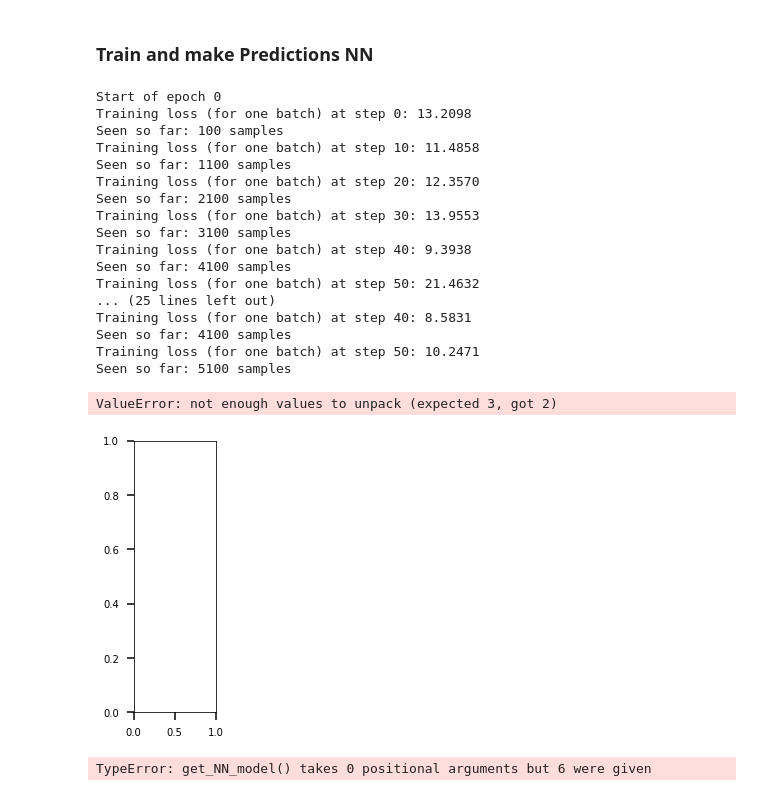
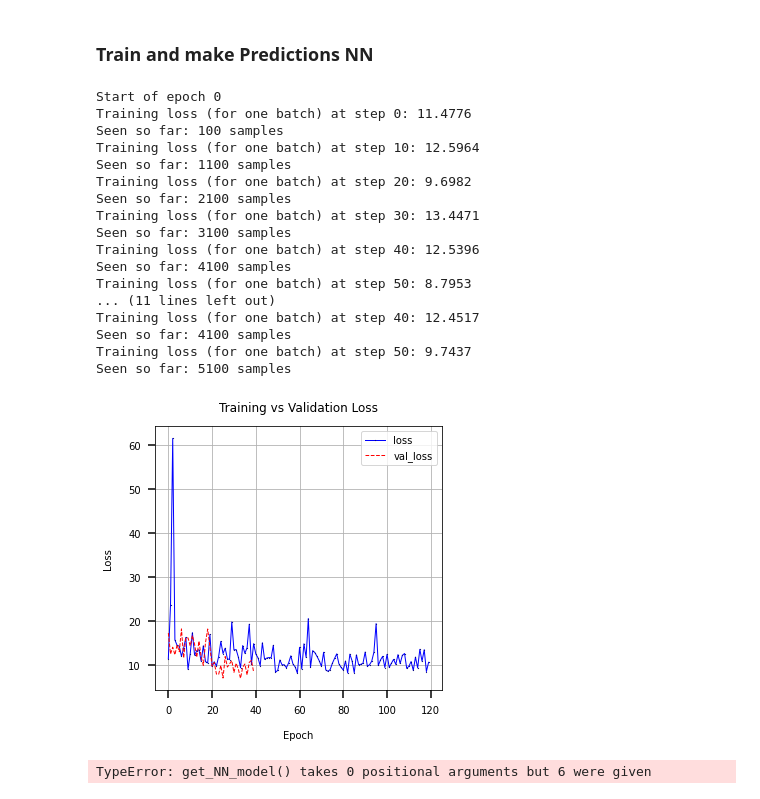
Before and after one commit to avaove/dust-map, a Jupyter notebook: dust_fit.ipynb, the cells around one changed output. Cells and saved outputs as stored; diff of their text form; code cells hidden in the pictures.

Commit message:
Updated get_pred for each model, documentations, and NN model

```diff
--- a/dust_fit.ipynb
+++ b/dust_fit.ipynb
@@ -233,38 +233,37 @@ from interpolation import *
 from neural_network import *
 # plot in-line within the notebook
 %matplotlib inline
+# %%
+train_loss, val_loss = get_NN_model()
+# %% [output]
+Start of epoch 0
+Training loss (for one batch) at step 0: 11.4776
+Seen so far: 100 samples
+Training loss (for one batch) at step 10: 12.5964
+Seen so far: 1100 samples
+Training loss (for one batch) at step 20: 9.6982
+Seen so far: 2100 samples
+Training loss (for one batch) at step 30: 13.4471
+Seen so far: 3100 samples
+Training loss (for one batch) at step 40: 12.5396
+Seen so far: 4100 samples
+Training loss (for one batch) at step 50: 8.7953
+... (11 lines left out)
+Training loss (for one batch) at step 40: 12.4517
+Seen so far: 4100 samples
+Training loss (for one batch) at step 50: 9.7437
+Seen so far: 5100 samples
 # %%
 plt.figure(figsize=(5, 5))
-plt.subplot(1, 3, 1)
-train_loss, val_loss, test_pred = get_NN_model()
-plt.subplot(1, 3, 2)
+# plt.subplot(1, 2, 1)
 plot_NN_loss(train_loss, val_loss)
+# plt.subplot(1, 2, 2)
 # plot_pred_vs_true(train_loss, val_loss,model_costlin, color = 'red', title = 'Testing set: True vs Predicted - MSE loss')
-plt.subplot(1, 3, 3)
+# plt.subplot(1, 3, 3)
 # plot_pred_vs_true(Xo_test, Yo_test, 'NN' ,model_costasinh, color = 'blue', title = 'Testing set: True vs Predicted - arcsinh loss')
 plt.tight_layout()
-plt.savefig('trainingvalidationloss.png')
-# model.save('model.h5')
 # %% [output]
-Start of epoch 0
-Training loss (for one batch) at step 0: 13.2098
-Seen so far: 100 samples
-Training loss (for one batch) at step 10: 11.4858
-Seen so far: 1100 samples
-Training loss (for one batch) at step 20: 12.3570
-Seen so far: 2100 samples
-Training loss (for one batch) at step 30: 13.9553
-Seen so far: 3100 samples
-Training loss (for one batch) at step 40: 9.3938
-Seen so far: 4100 samples
-Training loss (for one batch) at step 50: 21.4632
-... (25 lines left out)
-Training loss (for one batch) at step 40: 8.5831
-Seen so far: 4100 samples
-Training loss (for one batch) at step 50: 10.2471
-Seen so far: 5100 samples
-ValueError: not enough values to unpack (expected 3, got 2)
-[figure, old version]
+[figure, new version]
 # %%
 plt.figure(figsize=(5, 5))
 plt.subplot(1, 3, 1)
```
Also changed, not shown: parts of 7 cells of this notebook, 7 other files.
